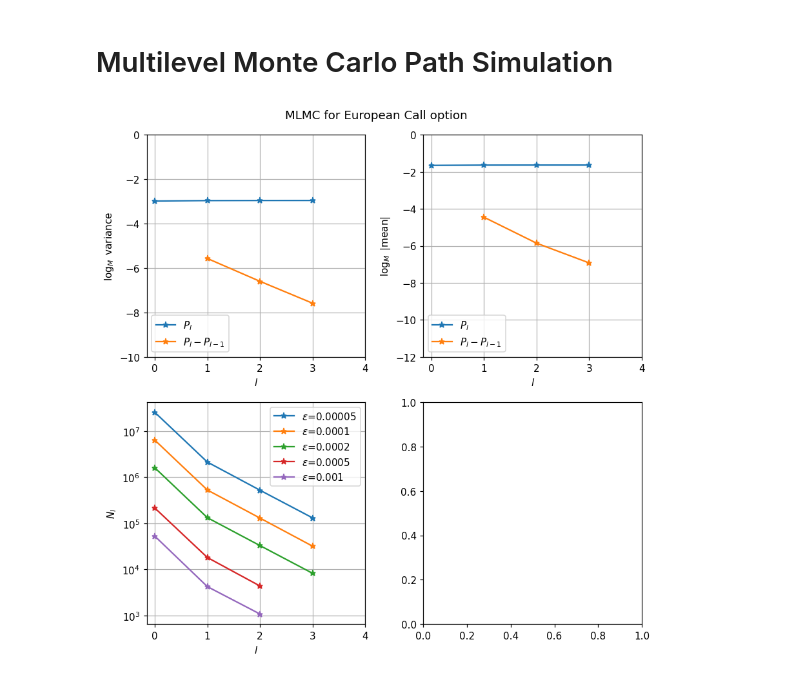
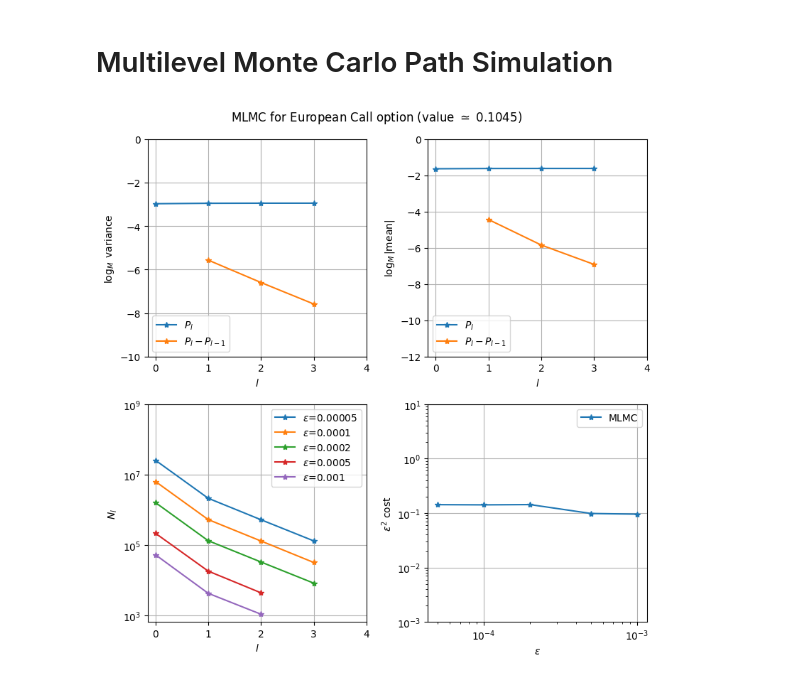
Before and after one commit to RyanTmi/mlmc_simulation_path, a Jupyter notebook: notebooks/tests_mlmc.ipynb, the cells around one changed output. Cells and saved outputs as stored; diff of their text form; code cells hidden in the pictures.

Commit message:
Added cost calculation

```diff
--- a/notebooks/tests_mlmc.ipynb
+++ b/notebooks/tests_mlmc.ipynb
@@ -37,17 +37,21 @@ rng = np.random.default_rng(seed=42)
 mlmc = MLMC(max_level, m, default_sample_count, rng)
 
 # As in the paper
-target_errors = [0.00005, 0.0001, 0.0002, 0.0005, 0.001]
+target_errors = np.array([0.00005, 0.0001, 0.0002, 0.0005, 0.001])
+costs = np.zeros_like(target_errors)
 
-fig, axs = plt.subplots(2, 2, figsize=(8, 8), dpi=110)
-fig.suptitle(f"MLMC for {contract.type()} option")
+fig, axs = plt.subplots(2, 2, figsize=(8, 8), dpi=100)
 
 for i, target_error in enumerate(target_errors):
     estimator, samples_per_level, final_level = mlmc.estimate(target_error, model, contract)
-
+    costs[i] = estimator["cost"]
     levels = np.arange(final_level + 1)
     eps = f"{target_error:.5f}".rstrip("0")
-    if i == 0:  # Creating the plor for the first estimator
+
+    if i == 0:  # Creating the plot for the first estimator
+        value = np.sum(estimator["means"])
+        fig.suptitle(f"MLMC for {contract.type()} option (value $\\simeq$ {value:.4f})")
+
         log_vars = np.log(np.cumsum(estimator["vars"][: len(levels)])) / np.log(m)
         axs[0, 0].plot(levels, log_vars, label=rf"$P_l$", marker="*")
         log_vars = np.log(estimator["vars"][1 : len(levels)]) / np.log(m)
@@ -57,37 +61,48 @@ for i, target_error in enumerate(target_errors):
         axs[0, 1].plot(levels, log_means, label=rf"$P_l$", marker="*")
         log_means = np.log(np.abs(estimator["means"][1 : len(levels)])) / np.log(m)
         axs[0, 1].plot(levels[1:], log_means, label=rf"$P_l-P_{{l-1}}$", marker="*")
+    axs[1, 0].plot(levels, samples_per_level[: len(levels)], label=rf"$\varepsilon$={eps}", marker="*")
 
-    axs[1, 0].plot(levels, samples_per_level[: len(levels)], label=rf"$\varepsilon$={eps}", marker="*")
+axs[1, 1].plot(target_errors, costs * target_errors**2, label="MLMC", marker="*")
 
 # Top left
 axs[0, 0].set_xlabel("$l$")
 axs[0, 0].set_ylabel("$\\log_M$ variance")
 axs[0, 0].set_xticks(ticks=np.arange(max_level + 1))
 axs[0, 0].set_yticks(ticks=np.arange(-10, 1, 2))
 axs[0, 0].minorticks_off()
 axs[0, 0].grid(which="major")
 axs[0, 0].legend(loc="lower left")
 
 # Top right
 axs[0, 1].set_xlabel("$l$")
-axs[0, 1].set_ylabel("$\\log_M$ |mean|")
+axs[0, 1].set_ylabel("$\\log_M$|mean|")
 axs[0, 1].set_xticks(ticks=np.arange(max_level + 1))
 axs[0, 1].set_yticks(ticks=np.arange(-12, 1, 2))
 axs[0, 1].minorticks_off()
 axs[0, 1].grid(which="major")
 axs[0, 1].legend(loc="lower left")
 
 # Bottom left
 axs[1, 0].set_xlabel("$l$")
 axs[1, 0].set_ylabel("$N_l$")
 axs[1, 0].set_yscale("log")
 axs[1, 0].set_xticks(ticks=np.arange(max_level + 1))
+axs[1, 0].set_yticks(ticks=10.0 ** np.arange(3, 11, 2))
 axs[1, 0].minorticks_off()
 axs[1, 0].grid(which="major")
 axs[1, 0].legend(loc="best")
+
+# Bottom right
+axs[1, 1].set_xlabel("$\\epsilon$")
+axs[1, 1].set_ylabel("$\\epsilon^2$ cost")
+axs[1, 1].set_xscale("log")
+axs[1, 1].set_yscale("log")
+axs[1, 1].set_yticks(ticks=10.0 ** np.arange(-3, 2))
+axs[1, 1].grid(which="major")
+axs[1, 1].legend(loc="best")
 fig.tight_layout()
 
 plt.show()
 # %% [output]
-[figure, old version]
+[figure, new version]
```
Also changed, not shown: 1 other file.
